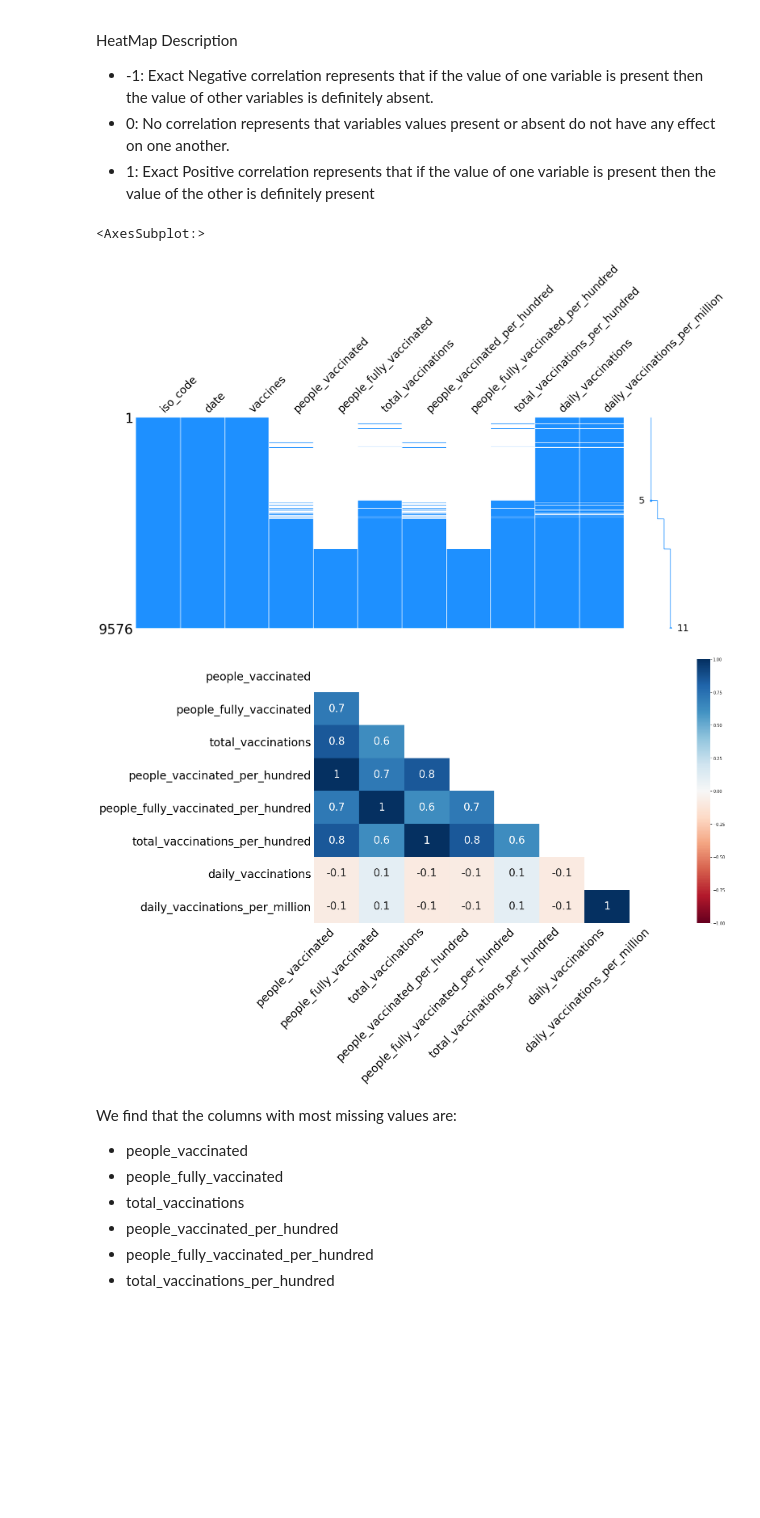
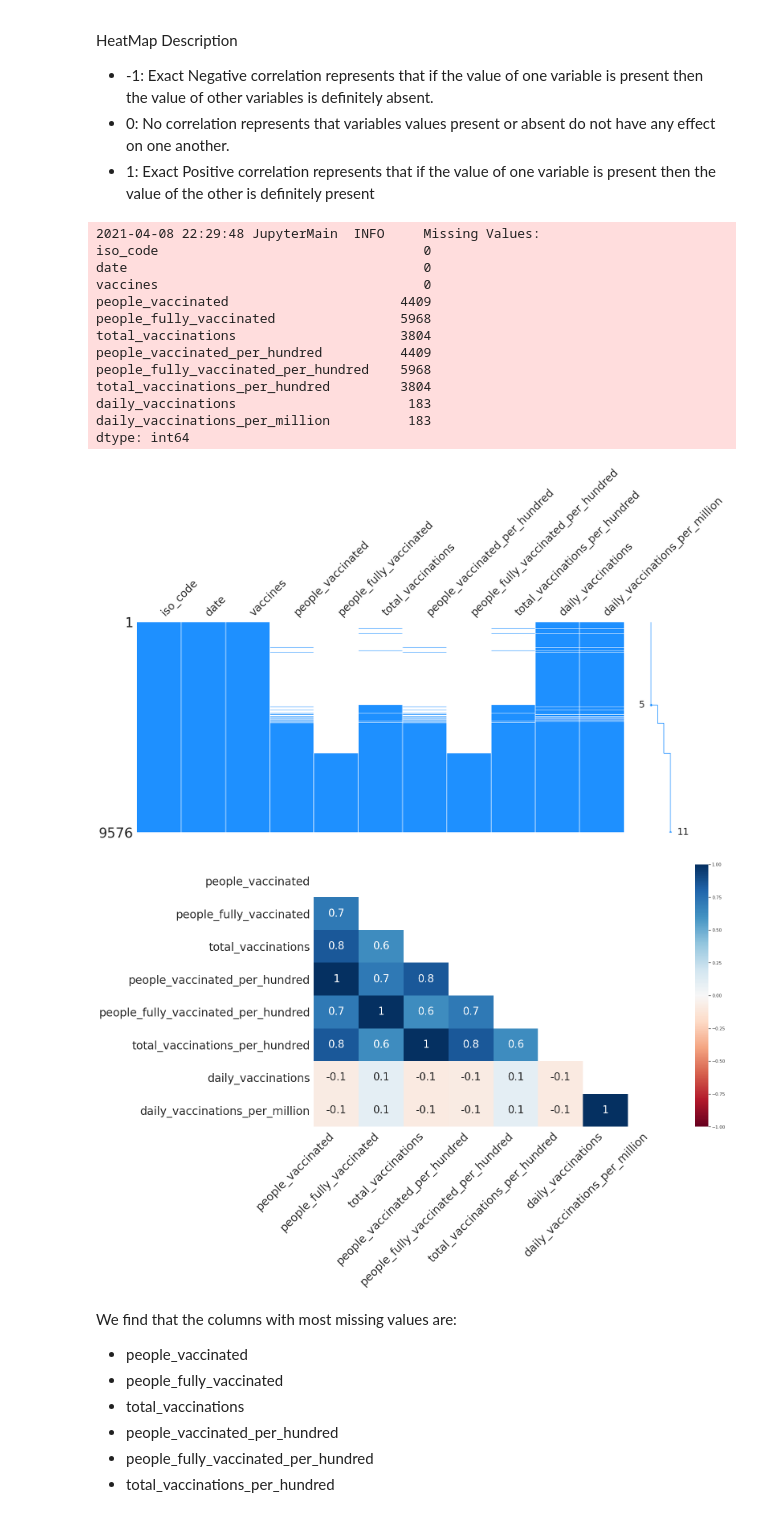
Before and after one commit to drkostas/covid19-vaccinations-predict, a Jupyter notebook: project.ipynb, the cells around one changed output. Saved outputs shown, nothing was run; the diff lists cells and outputs as text; code cells hidden in the pictures; blank space fills up the shorter version.

Commit message:
Checking what to do with the null values #3

```diff
--- a/project.ipynb
+++ b/project.ipynb
@@ -250,21 +250,36 @@ HeatMap Description
 - 1: Exact Positive correlation represents that if the value of one variable is present then the value of the other is definitely present
 # %%
 # Visualize Missing Values
-important_cols = ['iso_code', 'date', 'vaccines',
-                  'people_vaccinated', 'people_fully_vaccinated', 'total_vaccinations',
-                  'people_vaccinated_per_hundred', 'people_fully_vaccinated_per_hundred',
-                  'total_vaccinations_per_hundred','daily_vaccinations',
-                  'daily_vaccinations_per_million']
-covid_df = covid_orig_df[important_cols]
-# msno.bar(covid_df, fontsize=24, color="dodgerblue")
-# Visualize rows to find which columns are null
-msno.matrix(covid_df, fontsize=28, sort='ascending', color=(0.118, 0.565, 1))
-# Visualize heatmap to find correlations between columns when they have null values
-msno.heatmap(covid_df, cmap="RdBu", fontsize=28)
+def viz_missing_vals(covid_df):
+    important_cols = ['iso_code', 'date', 'vaccines',
+                      'people_vaccinated', 'people_fully_vaccinated', 'total_vaccinations',
+                      'people_vaccinated_per_hundred', 'people_fully_vaccinated_per_hundred',
+                      'total_vaccinations_per_hundred','daily_vaccinations',
+                      'daily_vaccinations_per_million']
+    logger.info(f"Missing Values:\n{covid_orig_df[important_cols].isna().sum()}")
+    covid_df = covid_orig_df[important_cols]
+    # msno.bar(covid_df, fontsize=24, color="dodgerblue")
+    # Visualize rows to find which columns are null
+    msno.matrix(covid_df, fontsize=28, sort='ascending', color=(0.118, 0.565, 1))
+    # Visualize heatmap to find correlations between columns when they have null values
+    msno.heatmap(covid_df, cmap="RdBu", fontsize=28)
+viz_missing_vals(covid_df)
 # %% [output]
-<AxesSubplot:>
+2021-04-08 22:29:48 JupyterMain  INFO     Missing Values:
+iso_code                                  0
+date                                      0
+vaccines                                  0
+people_vaccinated                      4409
+people_fully_vaccinated                5968
+total_vaccinations                     3804
+people_vaccinated_per_hundred          4409
+people_fully_vaccinated_per_hundred    5968
+total_vaccinations_per_hundred         3804
+daily_vaccinations                      183
+daily_vaccinations_per_million          183
+dtype: int64
 [figure]
-[figure, old version]
+[figure, new version]
 # %% [markdown]
 We find that the columns with most missing values are:
 - people_vaccinated
```
Also changed, not shown: parts of 8 cells of this notebook.
